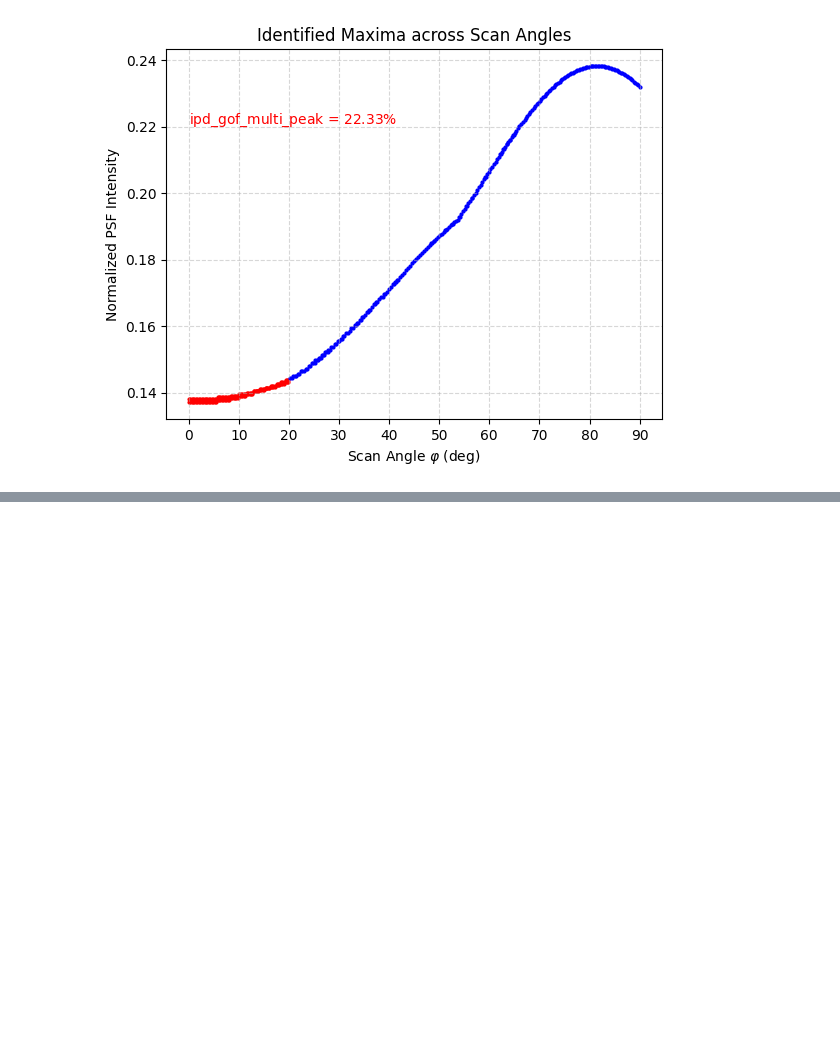
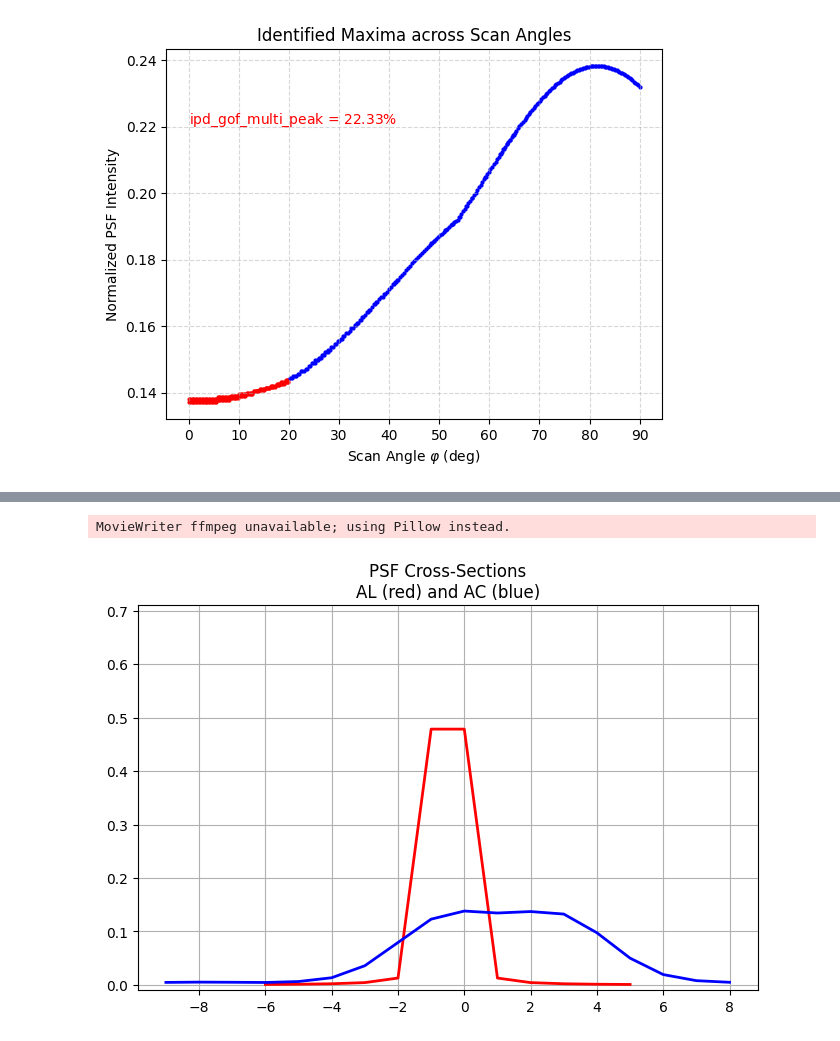
Before and after one commit to pietroferraiuolo/BINCAT, a Jupyter notebook: 03-psf-analysis.ipynb, the cells around one changed output, grey strips where cells are left out. Cells and saved outputs as stored; diff of their text form; code cells hidden in the pictures; blank space fills up the shorter version.

```diff
--- a/03-psf-analysis.ipynb
+++ b/03-psf-analysis.ipynb
@@ -96,0 +172,27 @@ Text(0.5, 1.0, 'Identified Maxima across Scan Angles')
+# %%
+ycube = [x.psf_y for x in ordered_cube]
+xcube = [x.psf_x for x in ordered_cube]
+
+xy = np.arange(len(ycube[0])) - len(ycube[0]) // 2
+xx = np.arange(len(xcube[0])) - len(xcube[0]) // 2
+
+fig, ax = plt.subplots(figsize=(8,5))
+ax.set_ylim(-0.01,0.71)
+ax.set_xticks(np.arange(-8,9,2))
+ax.set_title(f'PSF Cross-Sections\nAL (red) and AC (blue)')
+ax.grid()
+
+pl = []
+pl.extend(ax.plot(xy, ycube[0], c='red', linewidth=2))
+pl.extend(ax.plot(xx, xcube[0], c='blue', linewidth=2))
+
+def update(frame):
+    pl[0].set_ydata(ycube[frame])
+    pl[1].set_ydata(xcube[frame])
+    return (pl[0], pl[1])
+
+animation = FuncAnimation(fig, update, frames=len(ycube), interval=200)
+animation.save('psf_cross_animation.gif', fps=15)
+# %% [output]
+MovieWriter ffmpeg unavailable; using Pillow instead.
+[figure, added]
```
Also changed, not shown: parts of 7 cells of this notebook, 7 other files.
